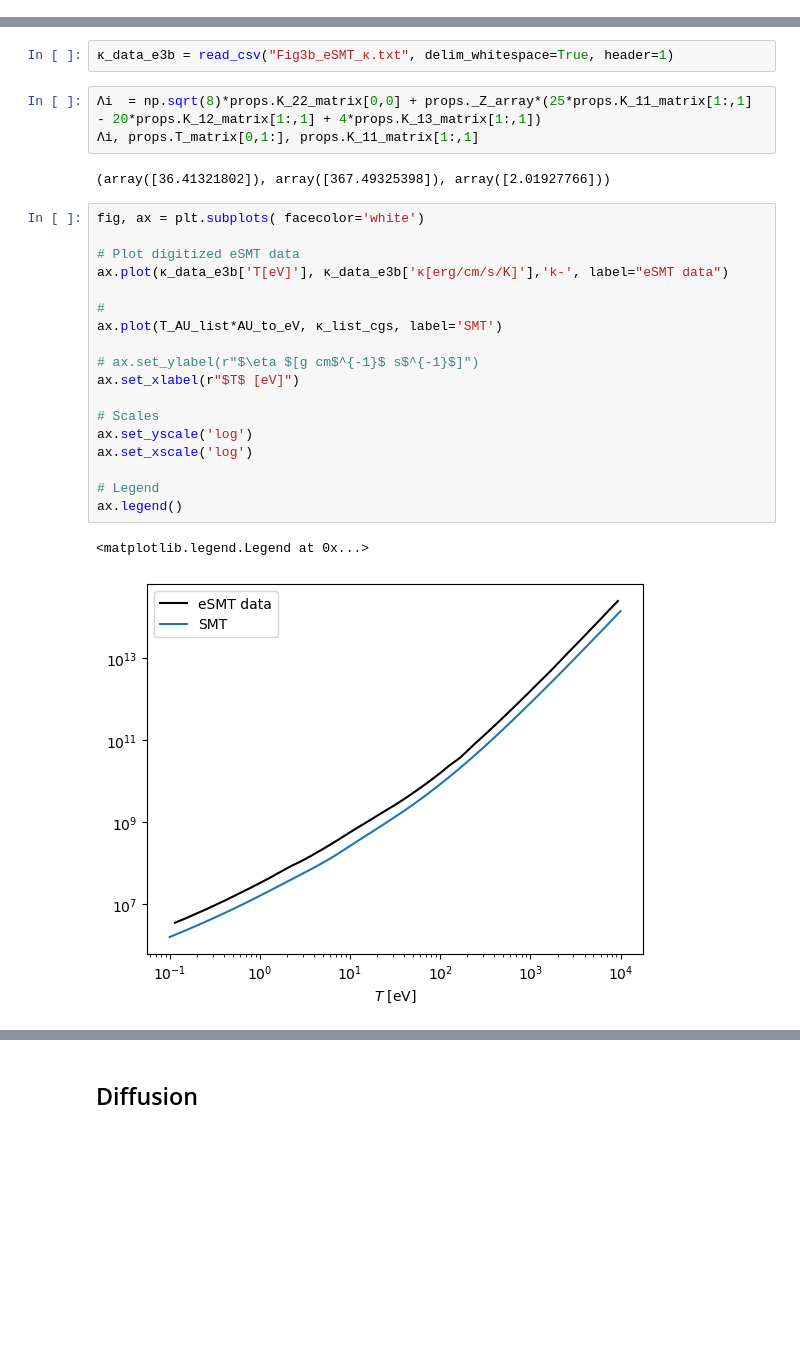
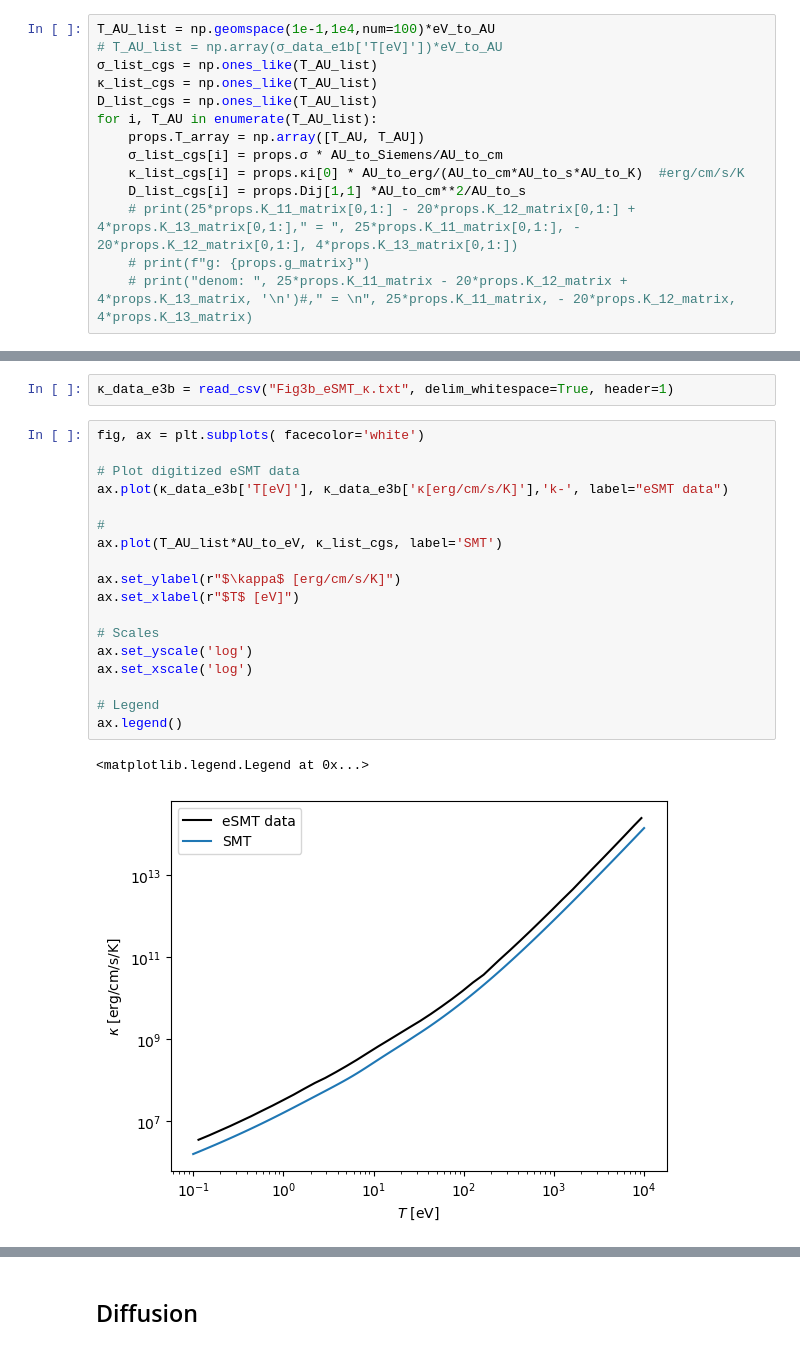
Before and after one commit to ZachAJohnson/SMT, a Jupyter notebook: examples/Example_1.ipynb, the cells around one changed output, grey strips where cells are left out. Saved outputs shown, nothing was run; the diff lists cells and outputs as text; blank space fills up the shorter version.

```diff
--- a/examples/Example_1.ipynb
+++ b/examples/Example_1.ipynb
@@ -119,6 +180,20 @@ K_nm(1,1,2), K_nm(1,1,1)
 First, loading data from [2]
 # %%
 σ_data_e1b = read_csv("Fig1b_eSMT_σ.txt", delim_whitespace=True, header=1)
+# %%
+T_AU_list = np.geomspace(1e-1,1e4,num=100)*eV_to_AU
+# T_AU_list = np.array(σ_data_e1b['T[eV]'])*eV_to_AU
+σ_list_cgs = np.ones_like(T_AU_list)
+κ_list_cgs = np.ones_like(T_AU_list)
+D_list_cgs = np.ones_like(T_AU_list)
+for i, T_AU in enumerate(T_AU_list):
+    props.T_array = np.array([T_AU, T_AU])
+    σ_list_cgs[i] = props.σ * AU_to_Siemens/AU_to_cm
+    κ_list_cgs[i] = props.κi[0] * AU_to_erg/(AU_to_cm*AU_to_s*AU_to_K)  #erg/cm/s/K
+    D_list_cgs[i] = props.Dij[1,1] *AU_to_cm**2/AU_to_s
+    # print(25*props.K_11_matrix[0,1:] - 20*props.K_12_matrix[0,1:] + 4*props.K_13_matrix[0,1:]," = ", 25*props.K_11_matrix[0,1:], - 20*props.K_12_matrix[0,1:], 4*props.K_13_matrix[0,1:])
+    # print(f"g: {props.g_matrix}")
+    # print("denom: ", 25*props.K_11_matrix - 20*props.K_12_matrix + 4*props.K_13_matrix, '\n')#," = \n", 25*props.K_11_matrix, - 20*props.K_12_matrix, 4*props.K_13_matrix)
 # %%
 fig, ax = plt.subplots( facecolor='white')
 
@@ -153,31 +230,26 @@ ax.legend()
 # %%
 κ_data_e3b = read_csv("Fig3b_eSMT_κ.txt", delim_whitespace=True, header=1)
-# %%
-Λi  = np.sqrt(8)*props.K_22_matrix[0,0] + props._Z_array*(25*props.K_11_matrix[1:,1] - 20*props.K_12_matrix[1:,1] + 4*props.K_13_matrix[1:,1])
-Λi, props.T_matrix[0,1:], props.K_11_matrix[1:,1]
-# %% [output]
-(array([36.41321802]), array([367.49325398]), array([2.01927766]))
 # %%
 fig, ax = plt.subplots( facecolor='white')
 
 # Plot digitized eSMT data
 ax.plot(κ_data_e3b['T[eV]'], κ_data_e3b['κ[erg/cm/s/K]'],'k-', label="eSMT data")
 
 #
 ax.plot(T_AU_list*AU_to_eV, κ_list_cgs, label='SMT')
 
-# ax.set_ylabel(r"$\eta $[g cm$^{-1}$ s$^{-1}$]")
+ax.set_ylabel(r"$\kappa$ [erg/cm/s/K]")
 ax.set_xlabel(r"$T$ [eV]")
 
 # Scales
 ax.set_yscale('log')
 ax.set_xscale('log')
 
 # Legend
 ax.legend()
 # %% [output]
 <matplotlib.legend.Legend at 0x...>
-[figure, old version]
+[figure, new version]
 # %%
 25*props.K_11_matrix[1:,1], - 20*props.K_12_matrix[1:,1], 4*props.K_13_matrix[1:,1]
 # %% [output]
```
Also changed, not shown: parts of 14 cells of this notebook, 5 other files.
